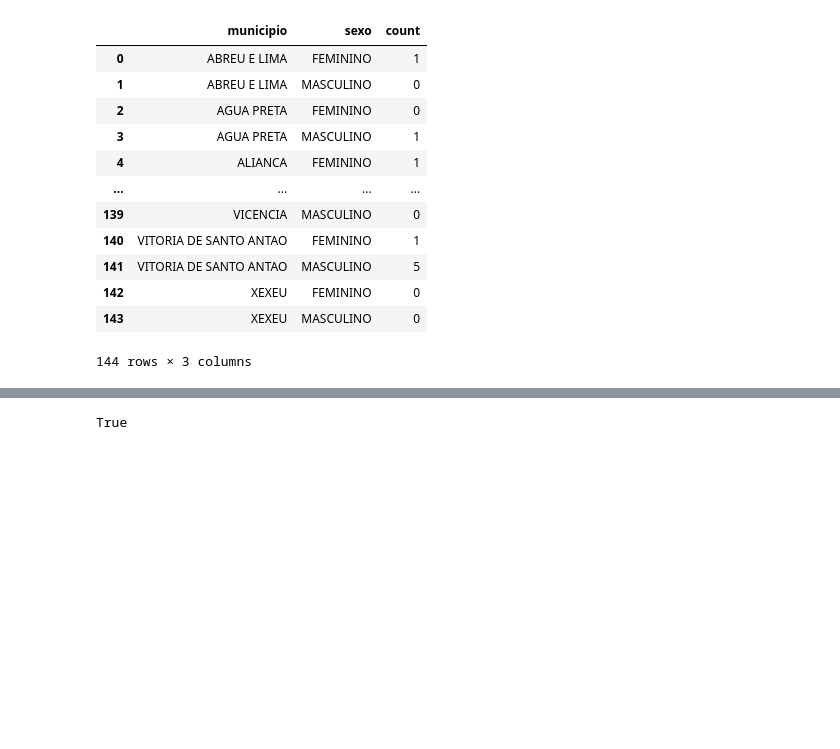
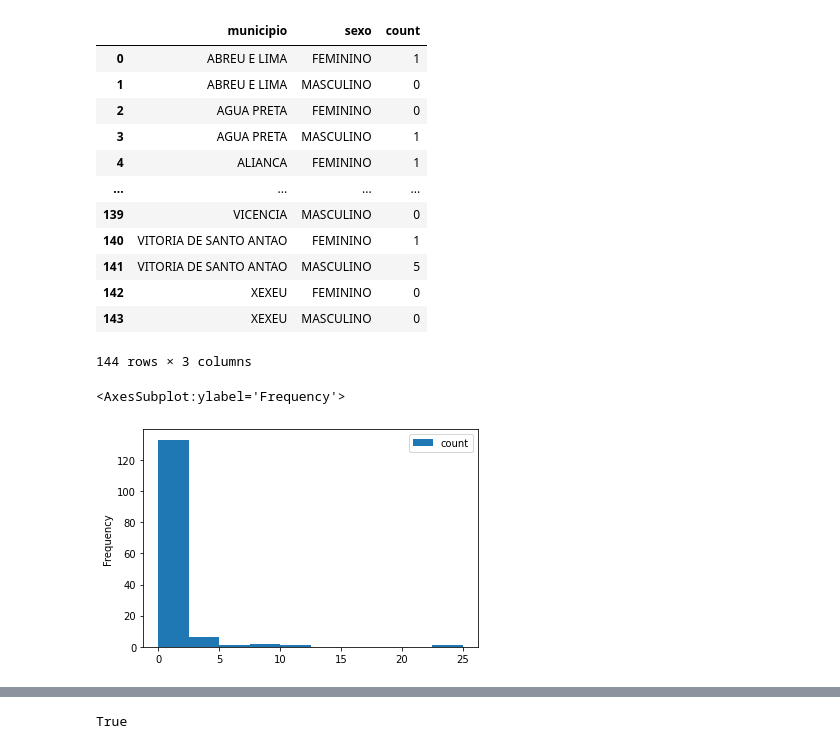
Before and after one commit to alpsilva/emergency-occurrences-recife, a Jupyter notebook: study.ipynb, the cells around one changed output, grey strips where cells are left out. Drawn from its saved outputs; the diff is of its cells as text; code cells hidden in the pictures; blank space fills up the shorter version.

```diff
--- a/study.ipynb
+++ b/study.ipynb
@@ -262,3 +289,8 @@ trotes_table
 | 142 | XEXEU | FEMININO | 0 |
 | 143 | XEXEU | MASCULINO | 0 |
 144 rows × 3 columns
+# %%
+trotes_table.plot.hist()
+# %% [output]
+<AxesSubplot:ylabel='Frequency'>
+[figure, added]
```
Also changed, not shown: parts of 32 cells of this notebook.
